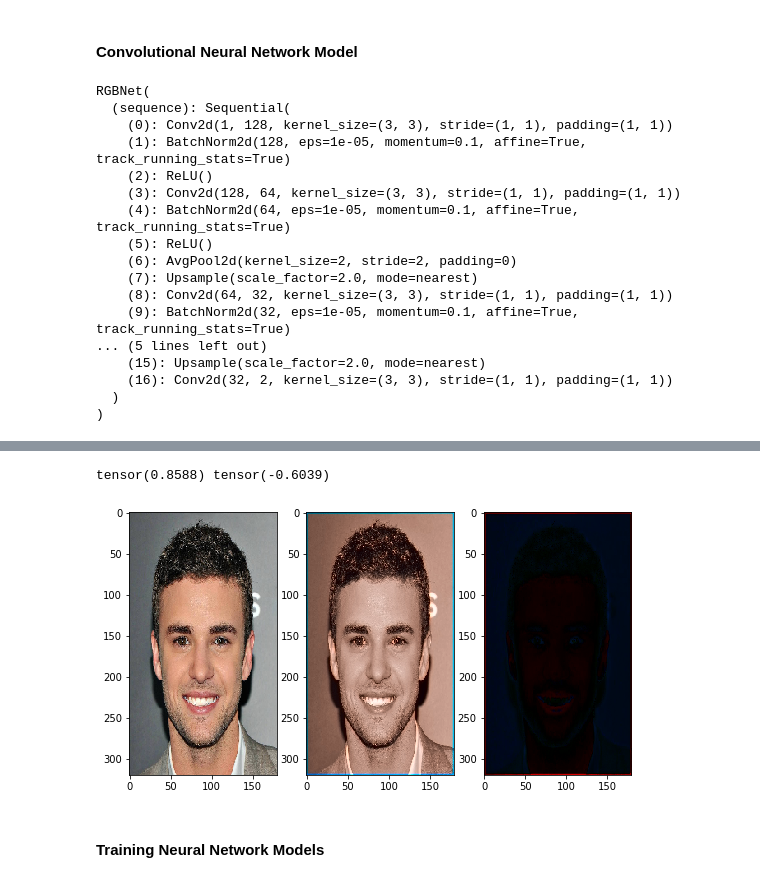
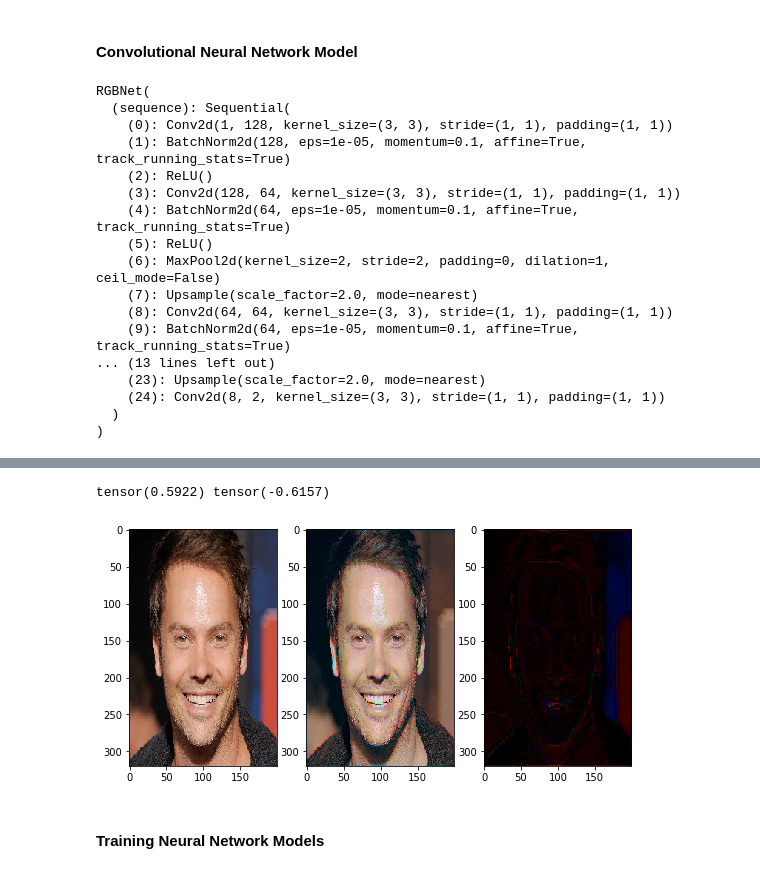
Before and after one commit to sachithdickwella/computervision-pytorch, a Jupyter notebook: src/gray_to_color.ipynb, the cells around one changed output, grey strips where cells are left out. Drawn from its saved outputs; the diff is of its cells as text; code cells hidden in the pictures.

```diff
--- a/src/gray_to_color.ipynb
+++ b/src/gray_to_color.ipynb
@@ -14,7 +14,7 @@ from torchvision import transforms
 from torchvision.utils import make_grid
 # %%
 HEIGHT = 320
-WIDTH = 180
+WIDTH = 200
 # %%
 class ImageDataset(Dataset):
 
@@ -146,7 +146,7 @@ plt.imshow(stack)
 # %%
 class RGBNet(nn.Module):
 
-    def __init__(self, in_channels=1, out_channels=2, n_layers=(128, 64, 32, 32)):
+    def __init__(self, in_channels=1, out_channels=2, n_layers=(128, 64, 64, 32, 16, 8)):
         super().__init__()
 
         layers = []
@@ -163,7 +163,7 @@ class RGBNet(nn.Module):
             layers.append(nn.ReLU())
 
             if i % 2 == 0:
-                layers.append(nn.AvgPool2d(kernel_size=2, stride=2))
+                layers.append(nn.MaxPool2d(kernel_size=2, stride=2))
                 layers.append(nn.Upsample(scale_factor=2))
 
             in_channels = nl
@@ -191,20 +191,22 @@ RGBNet(
     (3): Conv2d(128, 64, kernel_size=(3, 3), stride=(1, 1), padding=(1, 1))
     (4): BatchNorm2d(64, eps=1e-05, momentum=0.1, affine=True, track_running_stats=True)
     (5): ReLU()
-    (6): AvgPool2d(kernel_size=2, stride=2, padding=0)
+    (6): MaxPool2d(kernel_size=2, stride=2, padding=0, dilation=1, ceil_mode=False)
     (7): Upsample(scale_factor=2.0, mode=nearest)
-    (8): Conv2d(64, 32, kernel_size=(3, 3), stride=(1, 1), padding=(1, 1))
-    (9): BatchNorm2d(32, eps=1e-05, momentum=0.1, affine=True, track_running_stats=True)
-... (5 lines left out)
-    (15): Upsample(scale_factor=2.0, mode=nearest)
-    (16): Conv2d(32, 2, kernel_size=(3, 3), stride=(1, 1), padding=(1, 1))
+    (8): Conv2d(64, 64, kernel_size=(3, 3), stride=(1, 1), padding=(1, 1))
+    (9): BatchNorm2d(64, eps=1e-05, momentum=0.1, affine=True, track_running_stats=True)
+... (13 lines left out)
+    (23): Upsample(scale_factor=2.0, mode=nearest)
+    (24): Conv2d(8, 2, kernel_size=(3, 3), stride=(1, 1), padding=(1, 1))
   )
 )
 # %%
-IMG_INDEX = 8
+IMG_INDEX = 0
 
-model.eval()
 with torch.no_grad():
+
+    model.eval()
+
     plt.figure(figsize=(9, 8))
     plt.subplot(131)
     plt.imshow(np.transpose(rgb_ims[IMG_INDEX], axes=(1, 2, 0)))
@@ -222,7 +224,7 @@ with torch.no_grad():
 
     diff = torch.sub(input=org, other=pred)
 
-    print(diff.max(), diff.min())
+    print(diff[:, :, 2].max(), diff[:, :, 2].min())
 
     plt.subplot(133)
     plt.imshow(diff)
@@ -231,5 +233,5 @@ WARNING:matplotlib.image:Clipping input data to the valid range for imshow with
-tensor(0.8588) tensor(-0.6039)
+tensor(0.5922) tensor(-0.6157)
-[figure, old version]
+[figure, new version]
 # %% [markdown]
 #### Training Neural Network Models
 # %%
```
Also changed, not shown: parts of 7 cells of this notebook.
